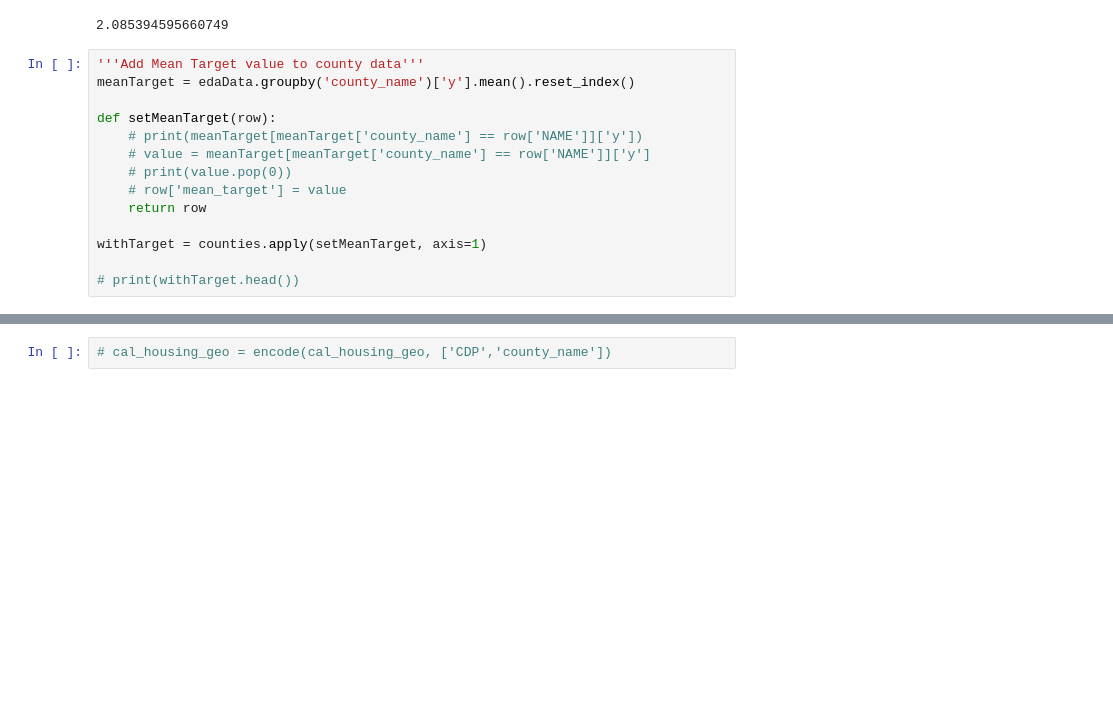
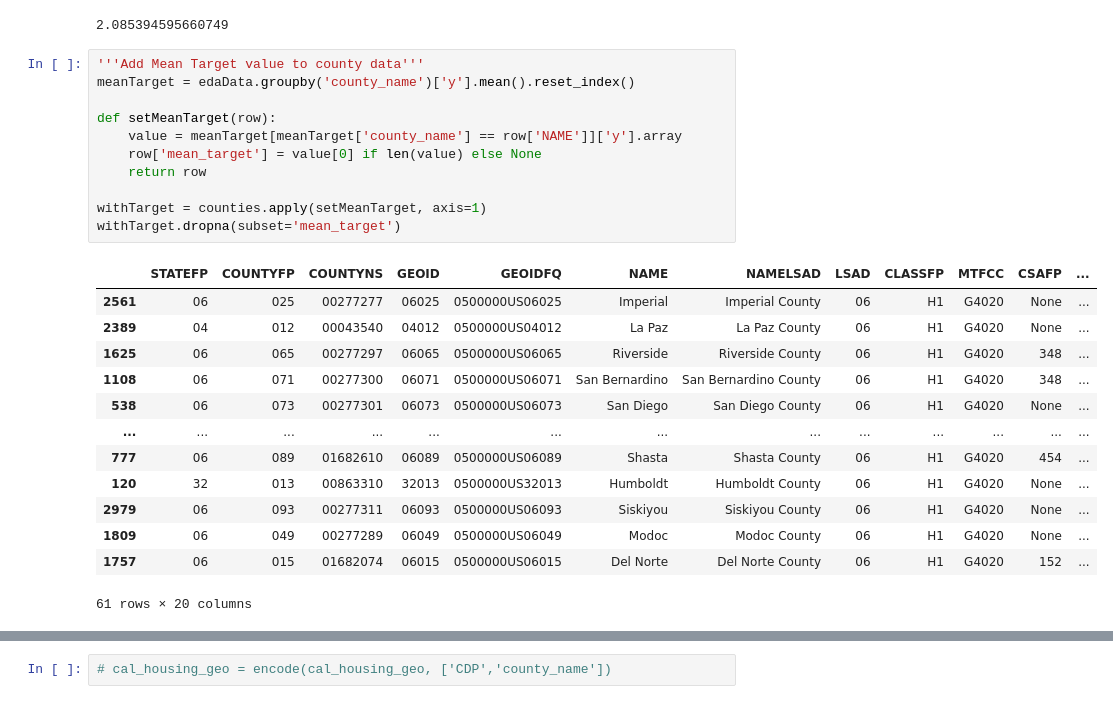
Before and after one commit to maddog19527/CS660_Project_3, a Jupyter notebook: coastline_calc.ipynb, the cells around one changed output, grey strips where cells are left out. Cells and saved outputs as stored; diff of their text form; blank space fills up the shorter version.

```diff
--- a/coastline_calc.ipynb
+++ b/coastline_calc.ipynb
@@ -117,14 +117,25 @@ print(meanTarget[meanTarget['county_name'] == 'Alameda']['y'][0])
 # %%
 '''Add Mean Target value to county data'''
 meanTarget = edaData.groupby('county_name')['y'].mean().reset_index()
 
 def setMeanTarget(row):
-    # print(meanTarget[meanTarget['county_name'] == row['NAME']]['y'])
-    # value = meanTarget[meanTarget['county_name'] == row['NAME']]['y']
-    # print(value.pop(0))
-    # row['mean_target'] = value
+    value = meanTarget[meanTarget['county_name'] == row['NAME']]['y'].array
+    row['mean_target'] = value[0] if len(value) else None
     return row
 
 withTarget = counties.apply(setMeanTarget, axis=1)
-
-# print(withTarget.head())
+withTarget.dropna(subset='mean_target')
+# %% [output]
+|  | STATEFP | COUNTYFP | COUNTYNS | GEOID | GEOIDFQ | NAME | NAMELSAD | LSAD | CLASSFP | MTFCC | CSAFP | ... |
+| 2561 | 06 | 025 | 00277277 | 06025 | 0500000US06025 | Imperial | Imperial County | 06 | H1 | G4020 | None | ... |
+| 2389 | 04 | 012 | 00043540 | 04012 | 0500000US04012 | La Paz | La Paz County | 06 | H1 | G4020 | None | ... |
+| 1625 | 06 | 065 | 00277297 | 06065 | 0500000US06065 | Riverside | Riverside County | 06 | H1 | G4020 | 348 | ... |
+| 1108 | 06 | 071 | 00277300 | 06071 | 0500000US06071 | San Bernardino | San Bernardino County | 06 | H1 | G4020 | 348 | ... |
+| 538 | 06 | 073 | 00277301 | 06073 | 0500000US06073 | San Diego | San Diego County | 06 | H1 | G4020 | None | ... |
+| ... | ... | ... | ... | ... | ... | ... | ... | ... | ... | ... | ... | ... |
+| 777 | 06 | 089 | 01682610 | 06089 | 0500000US06089 | Shasta | Shasta County | 06 | H1 | G4020 | 454 | ... |
+| 120 | 32 | 013 | 00863310 | 32013 | 0500000US32013 | Humboldt | Humboldt County | 06 | H1 | G4020 | None | ... |
+| 2979 | 06 | 093 | 00277311 | 06093 | 0500000US06093 | Siskiyou | Siskiyou County | 06 | H1 | G4020 | None | ... |
+| 1809 | 06 | 049 | 00277289 | 06049 | 0500000US06049 | Modoc | Modoc County | 06 | H1 | G4020 | None | ... |
+| 1757 | 06 | 015 | 01682074 | 06015 | 0500000US06015 | Del Norte | Del Norte County | 06 | H1 | G4020 | 152 | ... |
+61 rows × 20 columns
```
Also changed, not shown: parts of 1 cell of this notebook.
